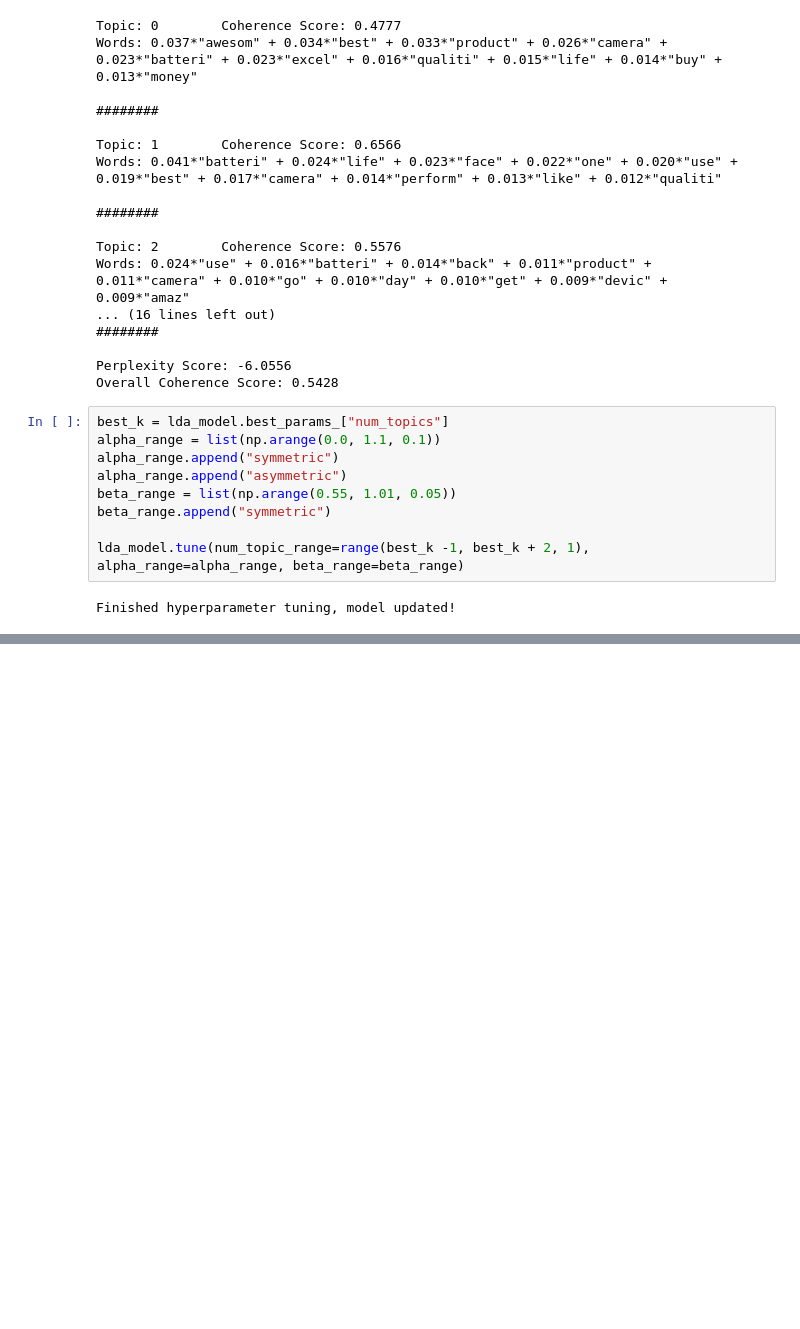
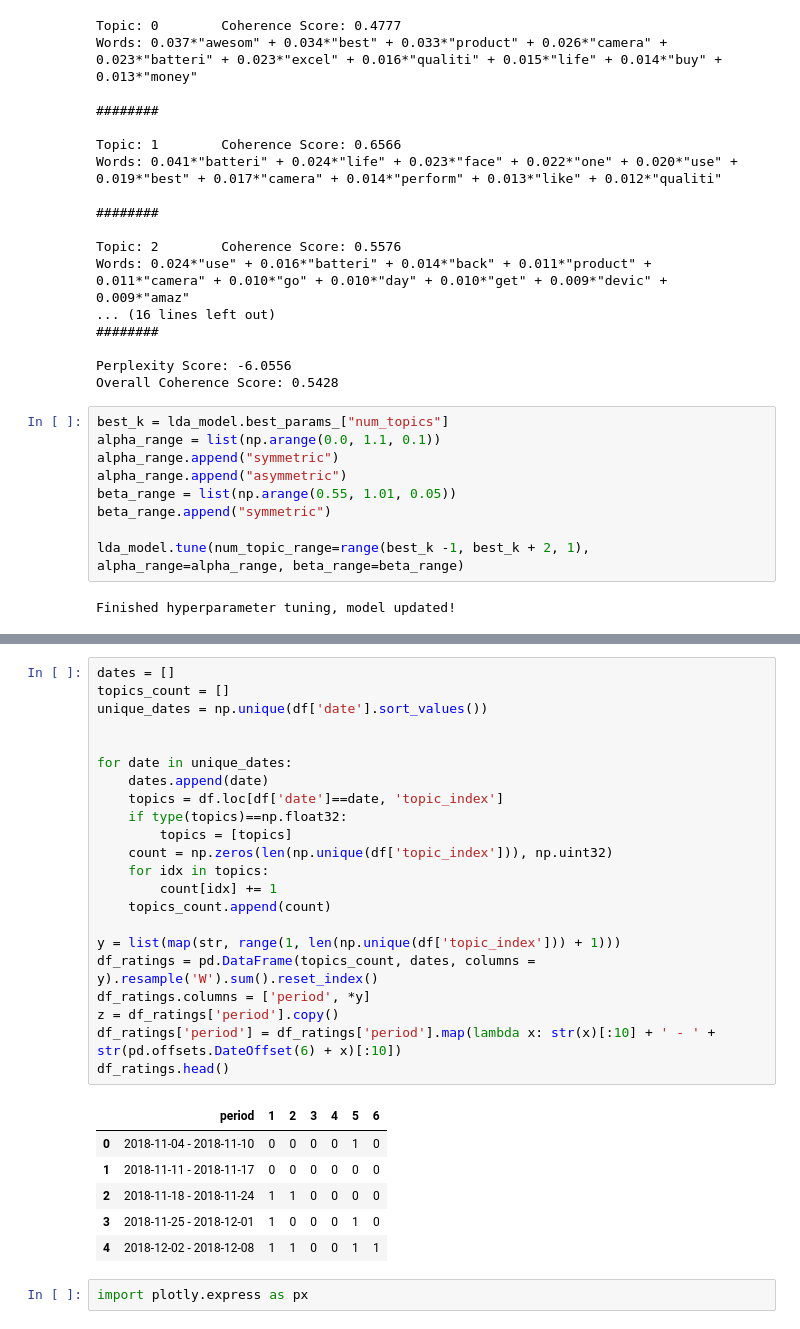
Before and after one commit to gstdl/Amazon-IPhone-XR-Product-Review-Topic-Modeling, a Jupyter notebook: jupyter_notebooks/3. Topic Modeling (LDA).ipynb, the cells around one changed output, grey strips where cells are left out. Saved outputs shown, nothing was run; the diff lists cells and outputs as text; blank space fills up the shorter version.

```diff
--- a/jupyter_notebooks/3. Topic Modeling (LDA).ipynb
+++ b/jupyter_notebooks/3. Topic Modeling (LDA).ipynb
@@ -226,0 +245,31 @@ lda_model.visualize_topics_
+# %%
+dates = []
+topics_count = []
+unique_dates = np.unique(df['date'].sort_values())
+
+
+for date in unique_dates:
+    dates.append(date)
+    topics = df.loc[df['date']==date, 'topic_index']
+    if type(topics)==np.float32:
+        topics = [topics]
+    count = np.zeros(len(np.unique(df['topic_index'])), np.uint32)
+    for idx in topics:
+        count[idx] += 1
+    topics_count.append(count)
+
+y = list(map(str, range(1, len(np.unique(df['topic_index'])) + 1)))
+df_ratings = pd.DataFrame(topics_count, dates, columns = y).resample('W').sum().reset_index()
+df_ratings.columns = ['period', *y]
+z = df_ratings['period'].copy()
+df_ratings['period'] = df_ratings['period'].map(lambda x: str(x)[:10] + ' - ' + str(pd.offsets.DateOffset(6) + x)[:10])
+df_ratings.head()
+# %% [output]
+|  | period | 1 | 2 | 3 | 4 | 5 | 6 |
+| 0 | 2018-11-04 - 2018-11-10 | 0 | 0 | 0 | 0 | 1 | 0 |
+| 1 | 2018-11-11 - 2018-11-17 | 0 | 0 | 0 | 0 | 0 | 0 |
+| 2 | 2018-11-18 - 2018-11-24 | 1 | 1 | 0 | 0 | 0 | 0 |
+| 3 | 2018-11-25 - 2018-12-01 | 1 | 0 | 0 | 0 | 1 | 0 |
+| 4 | 2018-12-02 - 2018-12-08 | 1 | 1 | 0 | 0 | 1 | 1 |
+# %%
+import plotly.express as px
```
Also changed, not shown: parts of 7 cells of this notebook, 5 other files.
